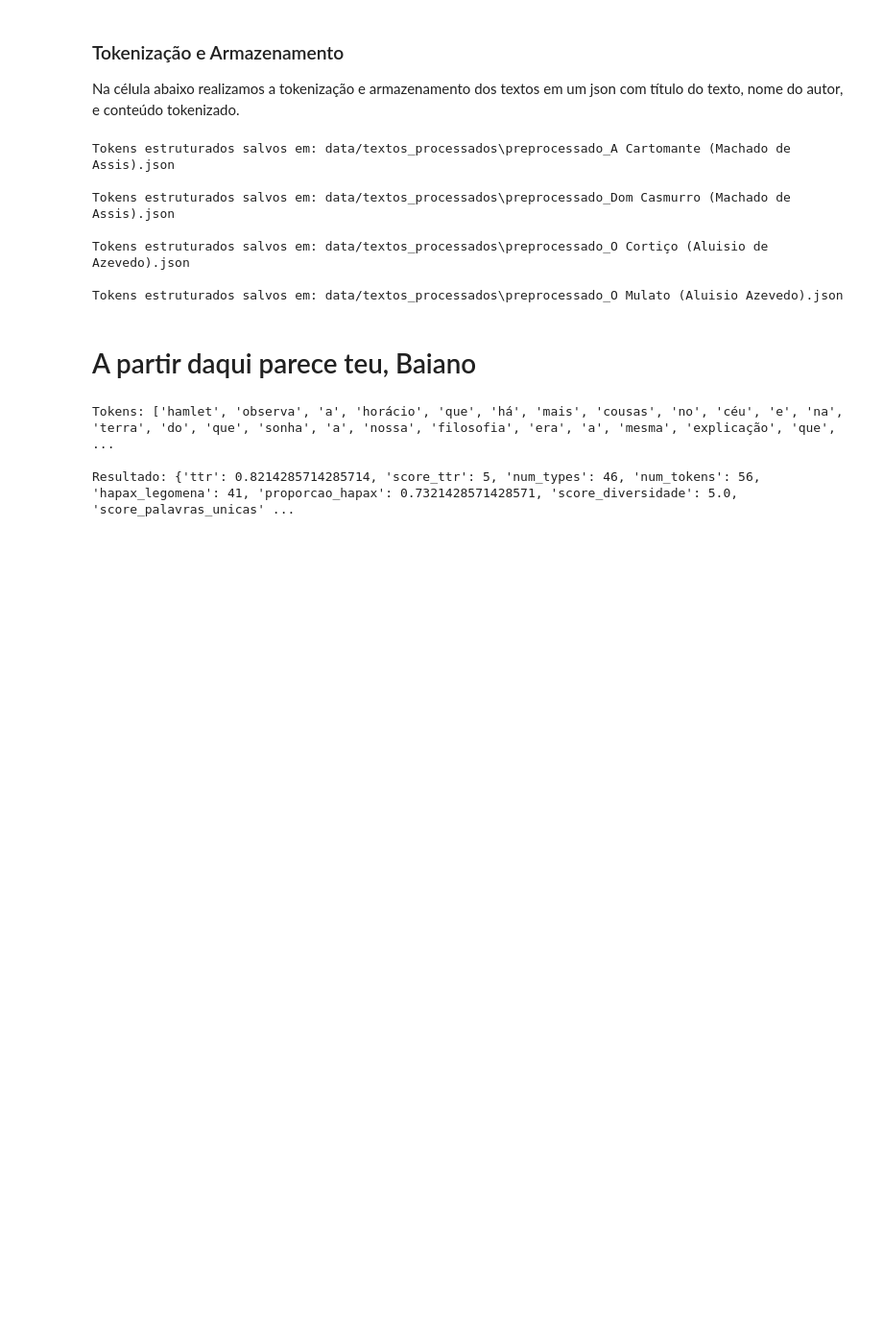
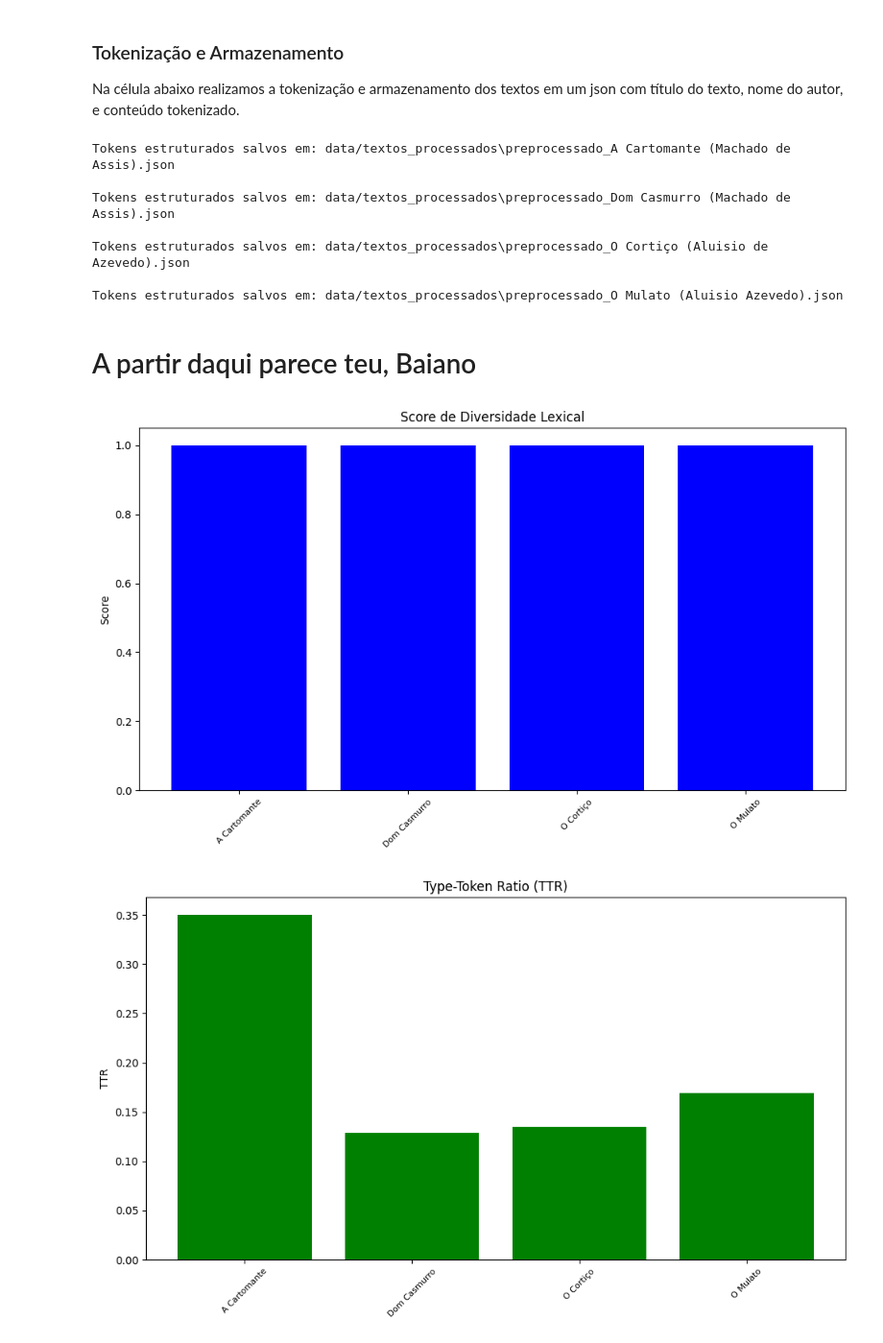
Before and after one commit to VictorAGomes/Projeto-PLN, a Jupyter notebook: main.ipynb, the cells around one changed output. Shown: that part at 96% size. Saved outputs shown, nothing was run; the diff lists cells and outputs as text; code cells hidden in the pictures; blank space fills up the shorter version.

Commit message:
análise dos textos e plots

```diff
--- a/main.ipynb
+++ b/main.ipynb
@@ -117,12 +116,13 @@ Tokens estruturados salvos em: data/textos_processados\preprocessado_O Mulato (A
 # %% [markdown]
 # A partir daqui parece teu, Baiano
 # %%
+import os
+import json
 from collections import Counter
-texto = """HAMLET observa a Horácio que há mais cousas no céu e na terra do que sonha a nossa filosofia.
-Era a mesma explicação que dava a bela Rita ao moço Camilo, numa sexta-feira de novembro de 1869, quando este ria dela, por ter ido na véspera consultar uma cartomante;
-a diferença é que o fazia por outras palavras."""
-tokens = word_tokenize(texto, language='portuguese')
-tokens = [t.lower() for t in tokens if re.match(r'[a-zA-ZáàâãéèêíìóòôõúùûçÁÀÂÃÉÈÊÍÌÓÒÔÕÚÙÛÇ]+$', t)]
+import matplotlib.pyplot as plt
+
+# Caminho para os textos processados
+caminho_textos_processados = "data/textos_processados"
 
 def normalizar(valor, minimo, maximo, escala_min=1, escala_max=5):
     valor_normalizado = (valor - minimo) / (maximo - minimo)
@@ -139,7 +139,6 @@ def diversidade_lexical(tokens):
     Returns:
         dict: Análise de diversidade lexical
     """
-
     # Filtrar apenas tokens alfabéticos
     tokens_alfabeticos = [t.lower() for t in tokens if re.match(r'[a-zA-ZáàâãéèêíìóòôõúùûçÁÀÂÃÉÈÊÍÌÓÒÔÕÚÙÛÇ]+$', t)]
 
@@ -155,36 +154,77 @@ def diversidade_lexical(tokens):
         }
 
     # Calcular Type-Token Ratio (TTR)
     ttr = num_types / num_tokens
 
     # Calcular Hapax Legomena (palavras que aparecem só uma vez)
     contador = Counter(tokens_alfabeticos)
     hapax_legomena = sum(1 for palavra, freq in contador.items() if freq == 1)
     proporcao_hapax = hapax_legomena / num_tokens
 
     # Normalizar TTR (esperado de 0.4 a 0.8 normalmente)
     score_ttr = normalizar(ttr, minimo=0.4, maximo=0.8)
 
     # Normalizar Hapax (esperado de 0.3 a 0.7)
     score_hapax = normalizar(proporcao_hapax, minimo=0.3, maximo=0.7)
 
     # Score final (média dos dois)
     score_diversidade = (score_ttr + score_hapax) / 2
 
     return {
         'ttr': ttr,
         'score_ttr': score_ttr,
         'num_types': num_types,
         'num_tokens': num_tokens,
         'hapax_legomena': hapax_legomena,
         'proporcao_hapax': proporcao_hapax,
         'score_diversidade': score_diversidade,
         'score_palavras_unicas': score_hapax
     }
-resultados = diversidade_lexical(tokens)
-print(f"Tokens: {tokens}\n")
-print(f"Resultado: {resultados}")
+
+# Iterar sobre os textos processados e calcular a diversidade lexical
+resultados_por_texto = []
+for arquivo_nome in os.listdir(caminho_textos_processados):
+    caminho_arquivo = os.path.join(caminho_textos_processados, arquivo_nome)
+    if os.path.isfile(caminho_arquivo) and arquivo_nome.endswith('.json'):
+        with open(caminho_arquivo, 'r', encoding='utf-8') as arquivo:
+            dados = json.load(arquivo)
+            tokens = [token for sublist in dados['tokens'] for token in sublist]
+            resultado = diversidade_lexical(tokens)
+            resultado['titulo'] = dados.get('titulo', 'Desconhecido')
+            resultados_por_texto.append(resultado)
+
+# Plotar os resultados
+titulos = [r['titulo'] for r in resultados_por_texto]
+scores_diversidade = [r['score_diversidade'] for r in resultados_por_texto]
+ttrs = [r['ttr'] for r in resultados_por_texto]
+proporcoes_hapax = [r['proporcao_hapax'] for r in resultados_por_texto]
+
+# Gráfico 1: Score de Diversidade
+plt.figure(figsize=(10, 6))
+plt.bar(titulos, scores_diversidade, color='blue')
+plt.title('Score de Diversidade Lexical')
+plt.ylabel('Score')
+plt.xticks(rotation=45, fontsize=8)
+plt.tight_layout()
+plt.show()
+
+# Gráfico 2: TTR
+plt.figure(figsize=(10, 6))
+plt.bar(titulos, ttrs, color='green')
+plt.title('Type-Token Ratio (TTR)')
+plt.ylabel('TTR')
+plt.xticks(rotation=45, fontsize=8)
+plt.tight_layout()
+plt.show()
+
+# Gráfico 3: Proporção de Hapax Legomena
+plt.figure(figsize=(10, 6))
+plt.bar(titulos, proporcoes_hapax, color='orange')
+plt.title('Proporção de Hapax Legomena')
+plt.ylabel('Proporção')
+plt.xticks(rotation=45, fontsize=8)
+plt.tight_layout()
+plt.show()
 # %% [output]
-Tokens: ['hamlet', 'observa', 'a', 'horácio', 'que', 'há', 'mais', 'cousas', 'no', 'céu', 'e', 'na', 'terra', 'do', 'que', 'sonha', 'a', 'nossa', 'filosofia', 'era', 'a', 'mesma', 'explicação', 'que', ...
-
-Resultado: {'ttr': 0.8214285714285714, 'score_ttr': 5, 'num_types': 46, 'num_tokens': 56, 'hapax_legomena': 41, 'proporcao_hapax': 0.7321428571428571, 'score_diversidade': 5.0, 'score_palavras_unicas' ...
+[figure, added]
+[figure, added]
```
Also changed, not shown: parts of 4 cells of this notebook, 5 other files.
